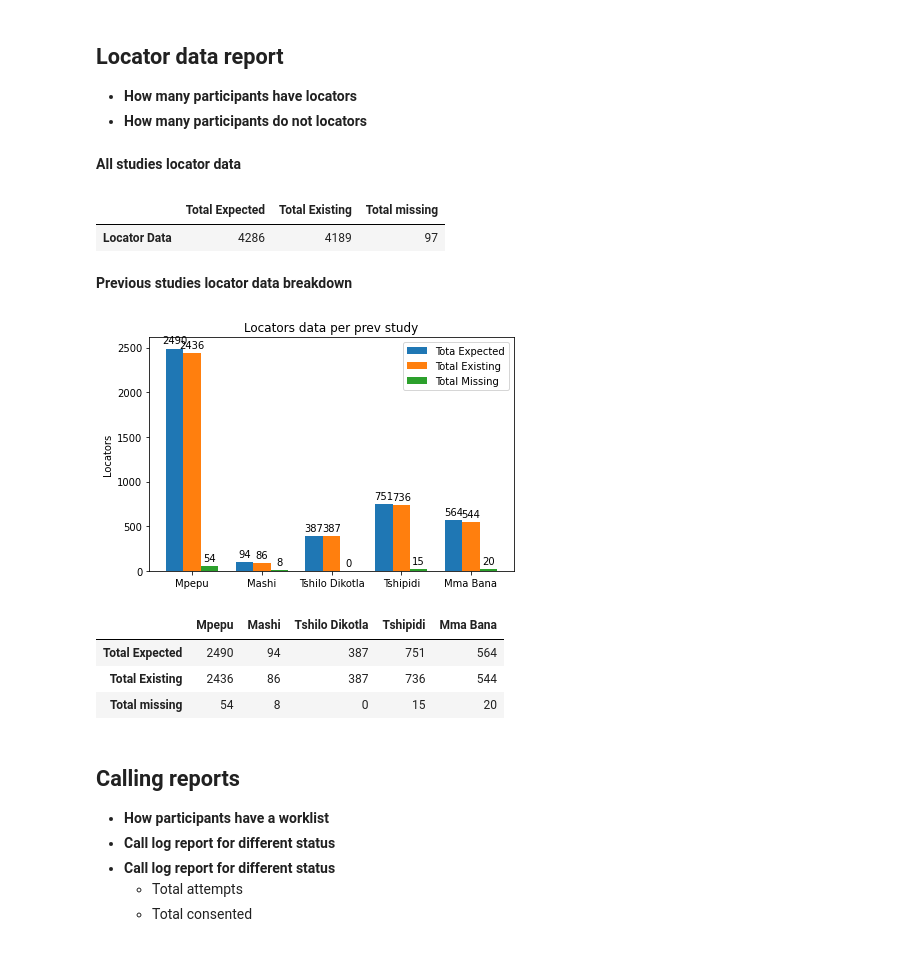
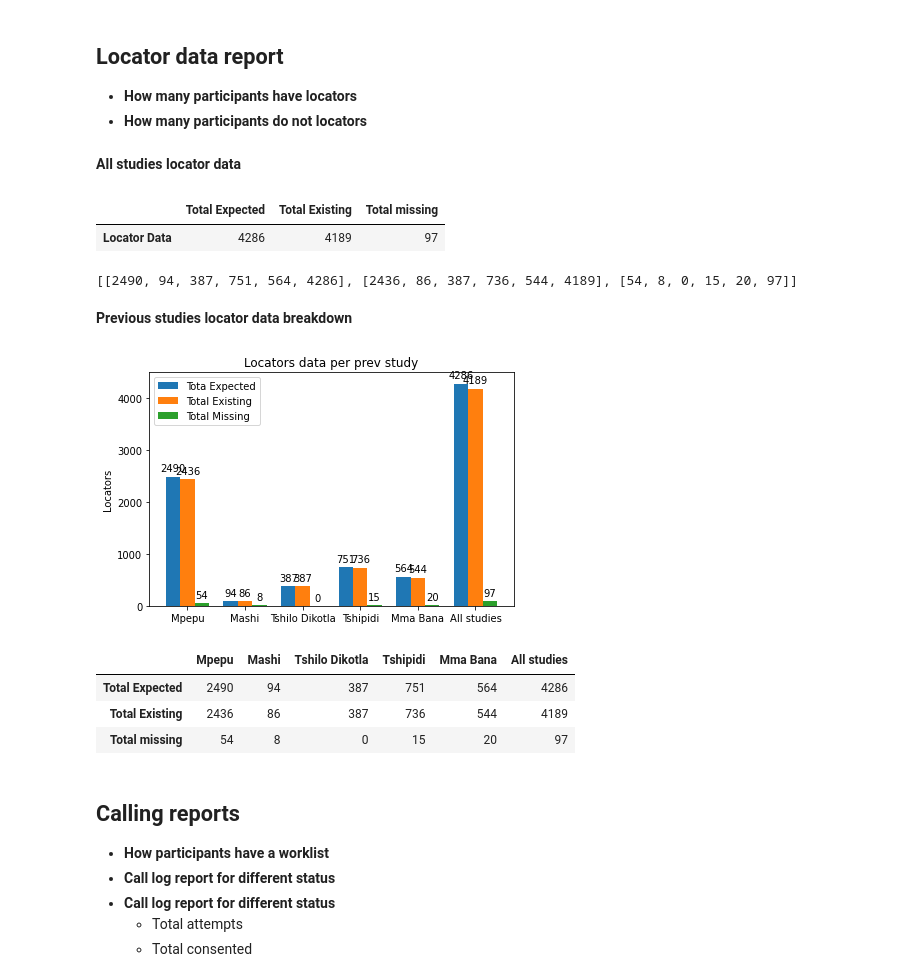
Before and after one commit to salahdin/flourish, a Jupyter notebook: flourish/notebooks/flourish_study_reports.ipynb, the cells around one changed output. Cells and saved outputs as stored; diff of their text form; code cells hidden in the pictures.

```diff
--- a/flourish/notebooks/flourish_study_reports.ipynb
+++ b/flourish/notebooks/flourish_study_reports.ipynb
@@ -190,7 +200,8 @@ maternal_dataset_starts_dict = {}
 for protocol in previous_studies:
     df_prev = df[df['protocol'] == protocol]
     maternal_dataset_starts_dict[protocol] = df_prev[df_prev.columns[0]].count()
-data.append([maternal_dataset_starts_dict.get(prev_study) for prev_study in previous_studies])
+dt = [maternal_dataset_starts_dict.get(prev_study) for prev_study in previous_studies]
+data.append(dt + [sum(dt)])
 
 #Add total locators per study
 locator_identifiers = CaregiverLocator.objects.all().values_list('study_maternal_identifier', flat=True)
@@ -205,45 +216,50 @@ maternal_dataset_starts_dict = {}
 for protocol in previous_studies:
     df_prev = df[df['protocol'] == protocol]
     maternal_dataset_starts_dict[protocol] = df_prev[df_prev.columns[0]].count()
-data.append([maternal_dataset_starts_dict.get(prev_study) for prev_study in previous_studies])
+dt = [maternal_dataset_starts_dict.get(prev_study) for prev_study in previous_studies]
+data.append(dt + [sum(dt)])
 
 # Missing locators per prev study
 all_data = MaternalDataset.objects.all().values_list('study_maternal_identifier', flat=True)
 missing_locators_identifiers = list(set(all_data) - set(locator_identifiers))
 missing_locator_dataset = MaternalDataset.objects.filter(study_maternal_identifier__in=missing_locators_identifiers)
 df = read_frame(missing_locator_dataset, fieldnames=['protocol', 'study_maternal_identifier'])
 
 df_missing_locators = df
 
 maternal_dataset_starts_dict = {}
 for protocol in previous_studies:
     df_prev = df[df['protocol'] == protocol]
     maternal_dataset_starts_dict[protocol] = df_prev[df_prev.columns[0]].count()
-data.append([maternal_dataset_starts_dict.get(prev_study) for prev_study in previous_studies])
+dt = [maternal_dataset_starts_dict.get(prev_study) for prev_study in previous_studies]
+data.append(dt + [sum(dt)])
+print(data)
+all_studies = previous_studies + ['All studies']
 df = pd.DataFrame(
-    data, columns=previous_studies,
+    data, columns=all_studies,
     index=['Total Expected', 'Total Existing', 'Total missing']
 )
 display(Markdown(f"**Previous studies locator data breakdown**"))
 
-labels = previous_studies
+labels = all_studies
 dataset1, dataset2, dataset3 = data
 label1 = 'Tota Expected'
 lable2 = 'Total Existing'
 label3 = 'Total Missing'
 ylabel = 'Locators'
 title = 'Locators data per prev study'
 histogram(labels=labels, dataset1=dataset1, dataset2=dataset2, dataset3=dataset3, label1=label1, lable2=lable2, label3=label3, ylabel=ylabel, title=title)
 # %% [output]
 **All studies locator data**
 |  | Total Expected | Total Existing | Total missing |
 | Locator Data | 4286 | 4189 | 97 |
+[[2490, 94, 387, 751, 564, 4286], [2436, 86, 387, 736, 544, 4189], [54, 8, 0, 15, 20, 97]]
 **Previous studies locator data breakdown**
-[figure, old version]
+[figure, new version]
-|  | Mpepu | Mashi | Tshilo Dikotla | Tshipidi | Mma Bana |
-| Total Expected | 2490 | 94 | 387 | 751 | 564 |
-| Total Existing | 2436 | 86 | 387 | 736 | 544 |
-| Total missing | 54 | 8 | 0 | 15 | 20 |
+|  | Mpepu | Mashi | Tshilo Dikotla | Tshipidi | Mma Bana | All studies |
+| Total Expected | 2490 | 94 | 387 | 751 | 564 | 4286 |
+| Total Existing | 2436 | 86 | 387 | 736 | 544 | 4189 |
+| Total missing | 54 | 8 | 0 | 15 | 20 | 97 |
 # %%
 # Export locator identifiers per study
 #total_expected_locators.to_csv('existing_locators.csv', encoding='utf-8')
```
Also changed, not shown: parts of 4 cells of this notebook.
